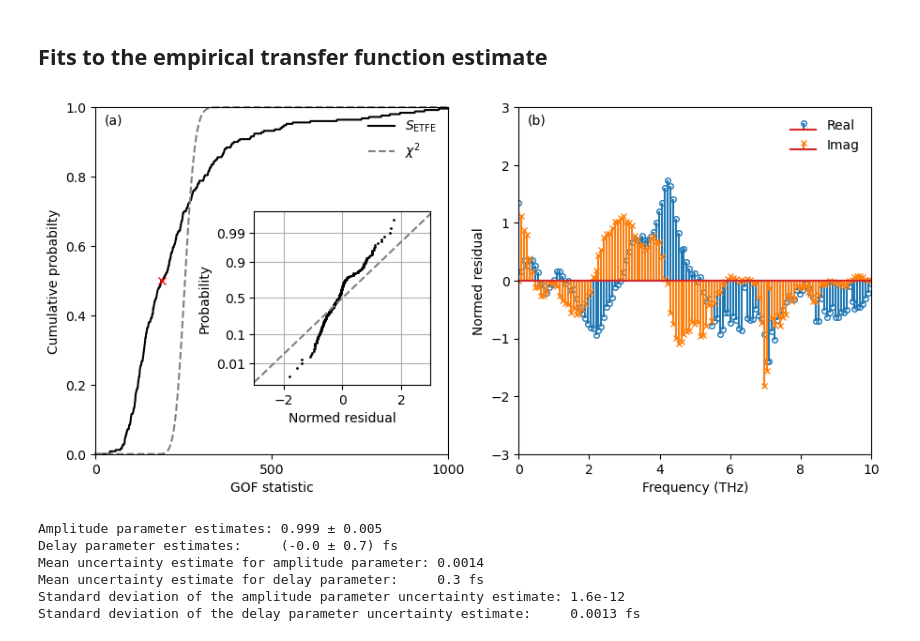
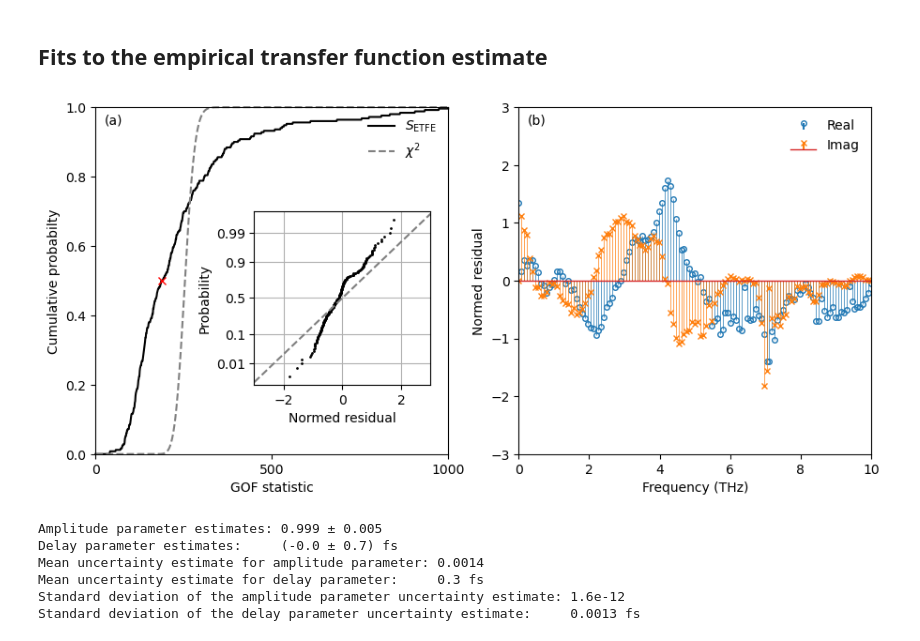
Before and after one commit to dodge-research-group/thztools, a Jupyter notebook: examples/simulation-example.ipynb, the cells around one changed output. Saved outputs shown, nothing was run; the diff lists cells and outputs as text; code cells hidden in the pictures.

```diff
--- a/examples/simulation-example.ipynb
+++ b/examples/simulation-example.ipynb
@@ -205,7 +205,6 @@ axs[0].plot(gof_etfe, ecdf_etfe, 'k-', label=r'$S_\mathrm{ETFE}$', clip_on=False
 axs[0].plot(gof_etfe, chi2.cdf(gof_etfe, n - 2), '--', c='gray', label=r'$\chi^2$', clip_on=False)
 axs[0].plot(np.median(resnorm_etfe), 0.5, 'rx')
 
-# axs[0].legend(loc=(0.75, 0.8), frameon=False)
 axs[0].legend(loc='upper right', frameon=False)
 axs[0].text(0.025, 0.95, '(a)', transform=axs[0].transAxes)
 
@@ -224,40 +223,45 @@ ins.plot(osr, osm, 'k.', ms=2)
 ins.plot([-3, 3], [-3, 3], '--', c='gray')
 ins.grid()
 
 ins.set_xlim(-3, 3)
 ins.set_ylim(norm.ppf([0.001, 0.999]))
 
 ins.set_xticks([-2, 0, 2])
 ins.set_yticks(norm.ppf([0.01, 0.1, 0.5, 0.9, 0.99]))
 
 ins.set_yticklabels(['0.01', '0.1', '0.5', '0.9', '0.99'])
 
 ins.set_xlabel('Normed residual')
 ins.set_ylabel('Probability')
 
 # Panel (b)
-markerline, _, _ = axs[1].stem(f, residual_etfe[:, i_show].real,
-                               linefmt = 'C0-', markerfmt='o',
-                               label='Real')
+markerline, stemlines, baseline = axs[1].stem(f, residual_etfe[:, i_show].real,
+                                              linefmt = 'C0-', markerfmt='o',
+                                              label='Real')
 markerline.set_markerfacecolor('none')
 markerline.set_markersize(4)
-markerline, _, _ = axs[1].stem(f, residual_etfe[:, i_show].imag,
-                               linefmt = 'C1-', markerfmt='x',
-                               label='Imag')
+stemlines.set_linewidth(0.5)
+baseline.set_linewidth(0)
+
+markerline, stemlines, baseline = axs[1].stem(f, residual_etfe[:, i_show].imag,
+                                              linefmt = 'C1-', markerfmt='x',
+                                              label='Imag')
 markerline.set_markersize(4)
+stemlines.set_linewidth(0.5)
+baseline.set_linewidth(1)
 
 axs[1].legend(loc='upper right', frameon=False)
 axs[1].text(0.025, 0.95, '(b)', transform=axs[1].transAxes)
 
 axs[1].set_xlim(0, 10)
 axs[1].set_ylim(-3, 3)
 
 axs[1].set_xlabel('Frequency (THz)')
 axs[1].set_ylabel('Normed residual')
 
 plt.show()
 # %% [output]
-[figure, old version]
+[figure, new version]
 # %%
 print(f"Amplitude parameter estimates: "
       f"{np.mean(p_etfe[0, :]):.3f} ± {np.std(p_etfe[0, :]):.3f}")
```
Also changed, not shown: parts of 3 cells of this notebook.
